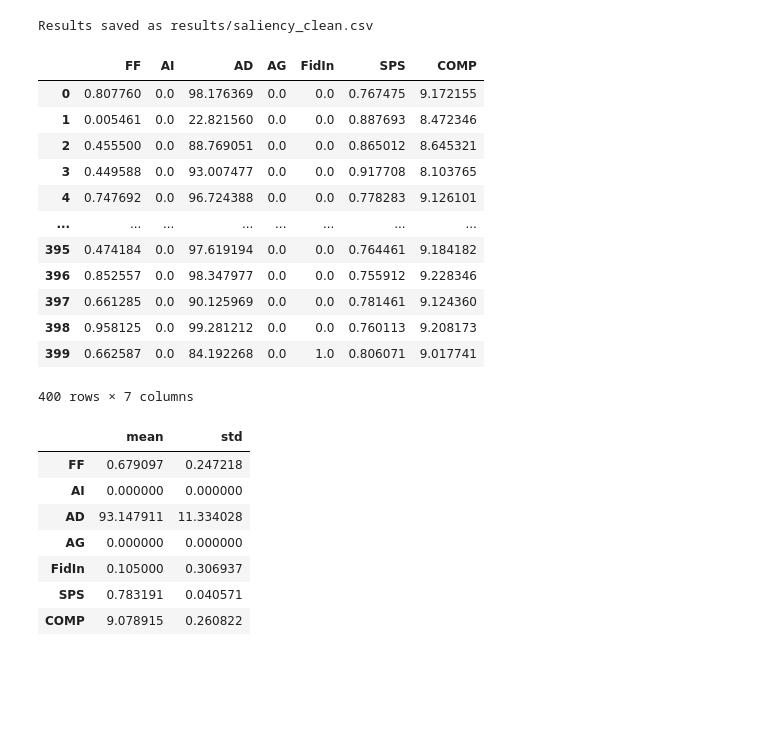
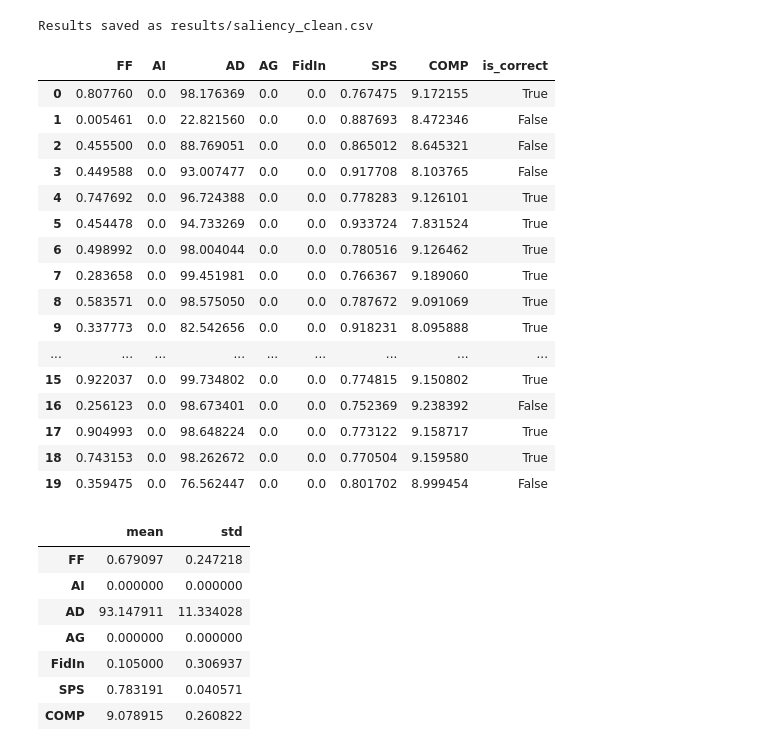
Before and after one commit to exile8/coursework24, a Jupyter notebook: test_framework.ipynb, the cells around one changed output. Cells and saved outputs as stored; diff of their text form; code cells hidden in the pictures; blank space fills up the shorter version.

Commit message:
Add results on noisy data and correct/incorrect samples

```diff
--- a/test_framework.ipynb
+++ b/test_framework.ipynb
@@ -20,6 +20,8 @@ import numpy as np
 from IPython.display import Audio
 from audiointerp.predict import Predict
 from audiointerp.metrics import Metrics
+# %%
+TRAINING = False
 # %%
 def plot_learning_curves(train_losses, val_losses, train_accs=None, val_accs=None):
     epochs = range(1, len(train_losses) + 1)
@@ -121,4 +123,5 @@ model_trainer = Trainer(
 # %% [output]
 Random seed set to: 42
 # %%
-train_losses, train_accs, val_losses, val_accs, test_loss, test_acc = model_trainer.train(num_epochs=20, save_weights_path="logmel_cnn14.pth")
+if TRAINING:
+    train_losses, train_accs, val_losses, val_accs, test_loss, test_acc = model_trainer.train(num_epochs=20, save_weights_path="logmel_cnn14.pth")
@@ -205,18 +181,22 @@ results_saliency = predict_saliency.predict_set(test_loader_predict, 'saliency_c
 # %% [output]
 Results saved as results/saliency_clean.csv
 # %%
-results_saliency
+results_saliency.head(20)
 # %% [output]
-|  | FF | AI | AD | AG | FidIn | SPS | COMP |
-| 0 | 0.807760 | 0.0 | 98.176369 | 0.0 | 0.0 | 0.767475 | 9.172155 |
-| 1 | 0.005461 | 0.0 | 22.821560 | 0.0 | 0.0 | 0.887693 | 8.472346 |
-| 2 | 0.455500 | 0.0 | 88.769051 | 0.0 | 0.0 | 0.865012 | 8.645321 |
-| 3 | 0.449588 | 0.0 | 93.007477 | 0.0 | 0.0 | 0.917708 | 8.103765 |
-| 4 | 0.747692 | 0.0 | 96.724388 | 0.0 | 0.0 | 0.778283 | 9.126101 |
-| ... | ... | ... | ... | ... | ... | ... | ... |
-| 395 | 0.474184 | 0.0 | 97.619194 | 0.0 | 0.0 | 0.764461 | 9.184182 |
-| 396 | 0.852557 | 0.0 | 98.347977 | 0.0 | 0.0 | 0.755912 | 9.228346 |
-| 397 | 0.661285 | 0.0 | 90.125969 | 0.0 | 0.0 | 0.781461 | 9.124360 |
-| 398 | 0.958125 | 0.0 | 99.281212 | 0.0 | 0.0 | 0.760113 | 9.208173 |
-| 399 | 0.662587 | 0.0 | 84.192268 | 0.0 | 1.0 | 0.806071 | 9.017741 |
+|  | FF | AI | AD | AG | FidIn | SPS | COMP | is_correct |
+| 0 | 0.807760 | 0.0 | 98.176369 | 0.0 | 0.0 | 0.767475 | 9.172155 | True |
+| 1 | 0.005461 | 0.0 | 22.821560 | 0.0 | 0.0 | 0.887693 | 8.472346 | False |
+| 2 | 0.455500 | 0.0 | 88.769051 | 0.0 | 0.0 | 0.865012 | 8.645321 | False |
+| 3 | 0.449588 | 0.0 | 93.007477 | 0.0 | 0.0 | 0.917708 | 8.103765 | False |
+| 4 | 0.747692 | 0.0 | 96.724388 | 0.0 | 0.0 | 0.778283 | 9.126101 | True |
+| 5 | 0.454478 | 0.0 | 94.733269 | 0.0 | 0.0 | 0.933724 | 7.831524 | True |
+| 6 | 0.498992 | 0.0 | 98.004044 | 0.0 | 0.0 | 0.780516 | 9.126462 | True |
+| 7 | 0.283658 | 0.0 | 99.451981 | 0.0 | 0.0 | 0.766367 | 9.189060 | True |
+| 8 | 0.583571 | 0.0 | 98.575050 | 0.0 | 0.0 | 0.787672 | 9.091069 | True |
+| 9 | 0.337773 | 0.0 | 82.542656 | 0.0 | 0.0 | 0.918231 | 8.095888 | True |
+| ... | ... | ... | ... | ... | ... | ... | ... | ... |
+| 15 | 0.922037 | 0.0 | 99.734802 | 0.0 | 0.0 | 0.774815 | 9.150802 | True |
+| 16 | 0.256123 | 0.0 | 98.673401 | 0.0 | 0.0 | 0.752369 | 9.238392 | False |
+| 17 | 0.904993 | 0.0 | 98.648224 | 0.0 | 0.0 | 0.773122 | 9.158717 | True |
+| 18 | 0.743153 | 0.0 | 98.262672 | 0.0 | 0.0 | 0.770504 | 9.159580 | True |
+| 19 | 0.359475 | 0.0 | 76.562447 | 0.0 | 0.0 | 0.801702 | 8.999454 | False |
-400 rows × 7 columns
```
Also changed, not shown: parts of 19 cells of this notebook.
